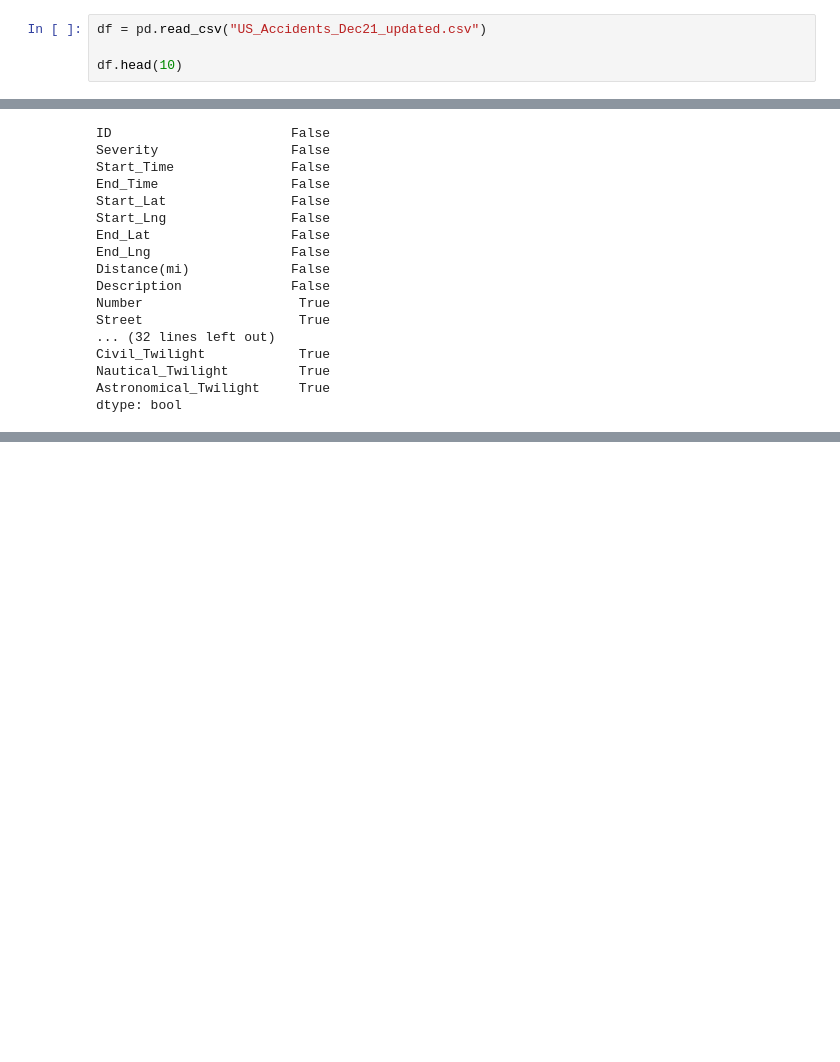
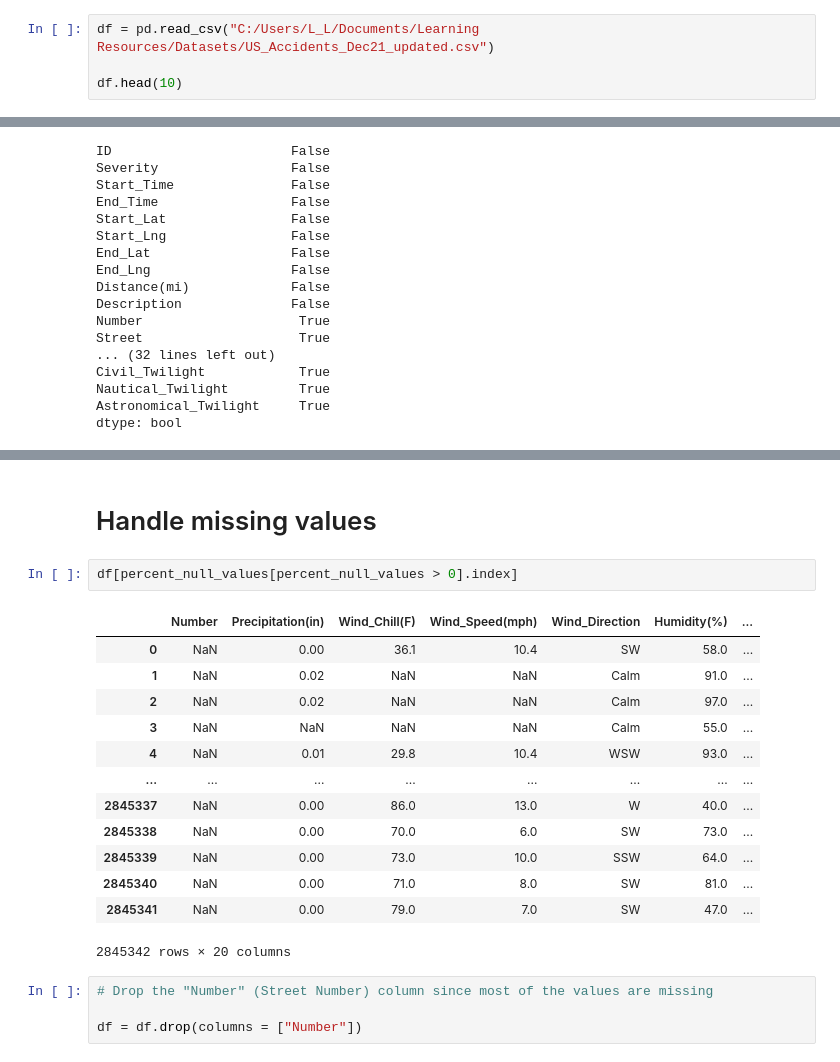
Before and after one commit to lyubol/Exploratory-Data-Analysis, a Jupyter notebook: EDA - US Accidents/US Accidents-checkpoint.ipynb, the cells around one changed output, grey strips where cells are left out. Drawn from its saved outputs; the diff is of its cells as text; blank space fills up the shorter version.

Commit message:
1. Added "Introduction" section; 2. Added the logic for handling missing values

```diff
--- a/EDA - US Accidents/US Accidents-checkpoint.ipynb
+++ b/EDA - US Accidents/US Accidents-checkpoint.ipynb
@@ -12,7 +12,7 @@ Questions:
 
 pd.set_option("display.max_columns", None)
 # %%
-df = pd.read_csv("US_Accidents_Dec21_updated.csv")
+df = pd.read_csv("C:/Users/L_L/Documents/Learning Resources/Datasets/US_Accidents_Dec21_updated.csv")
 
 df.head(10)
 # %% [output]
@@ -123,0 +124,22 @@ plt.show()
+# %% [markdown]
+# Handle missing values
+# %%
+df[percent_null_values[percent_null_values > 0].index]
+# %% [output]
+|  | Number | Precipitation(in) | Wind_Chill(F) | Wind_Speed(mph) | Wind_Direction | Humidity(%) | ... |
+| 0 | NaN | 0.00 | 36.1 | 10.4 | SW | 58.0 | ... |
+| 1 | NaN | 0.02 | NaN | NaN | Calm | 91.0 | ... |
+| 2 | NaN | 0.02 | NaN | NaN | Calm | 97.0 | ... |
+| 3 | NaN | NaN | NaN | NaN | Calm | 55.0 | ... |
+| 4 | NaN | 0.01 | 29.8 | 10.4 | WSW | 93.0 | ... |
+| ... | ... | ... | ... | ... | ... | ... | ... |
+| 2845337 | NaN | 0.00 | 86.0 | 13.0 | W | 40.0 | ... |
+| 2845338 | NaN | 0.00 | 70.0 | 6.0 | SW | 73.0 | ... |
+| 2845339 | NaN | 0.00 | 73.0 | 10.0 | SSW | 64.0 | ... |
+| 2845340 | NaN | 0.00 | 71.0 | 8.0 | SW | 81.0 | ... |
+| 2845341 | NaN | 0.00 | 79.0 | 7.0 | SW | 47.0 | ... |
+2845342 rows × 20 columns
+# %%
+# Drop the "Number" (Street Number) column since most of the values are missing
+
+df = df.drop(columns = ["Number"])
```
Also changed, not shown: parts of 4 cells of this notebook.
